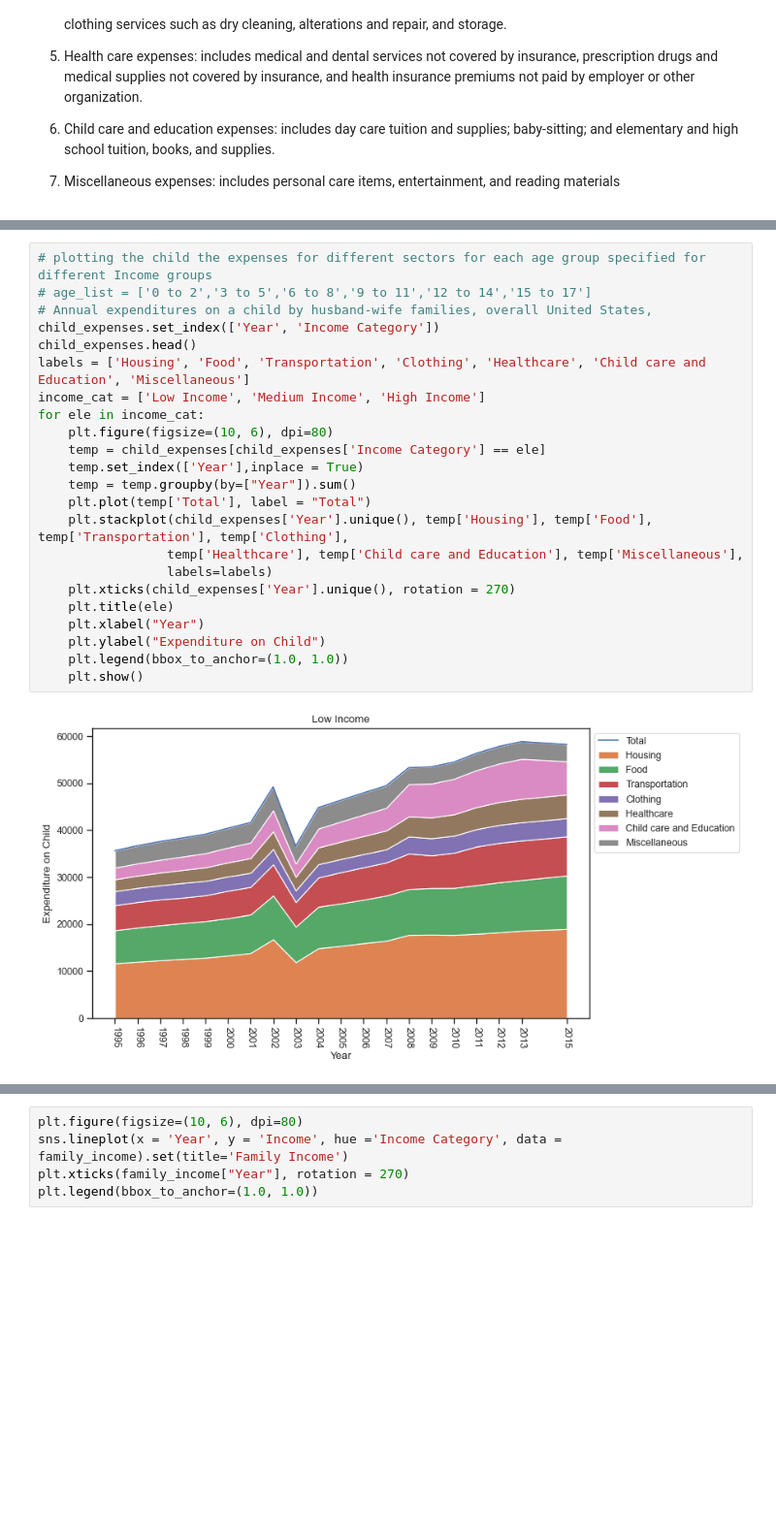
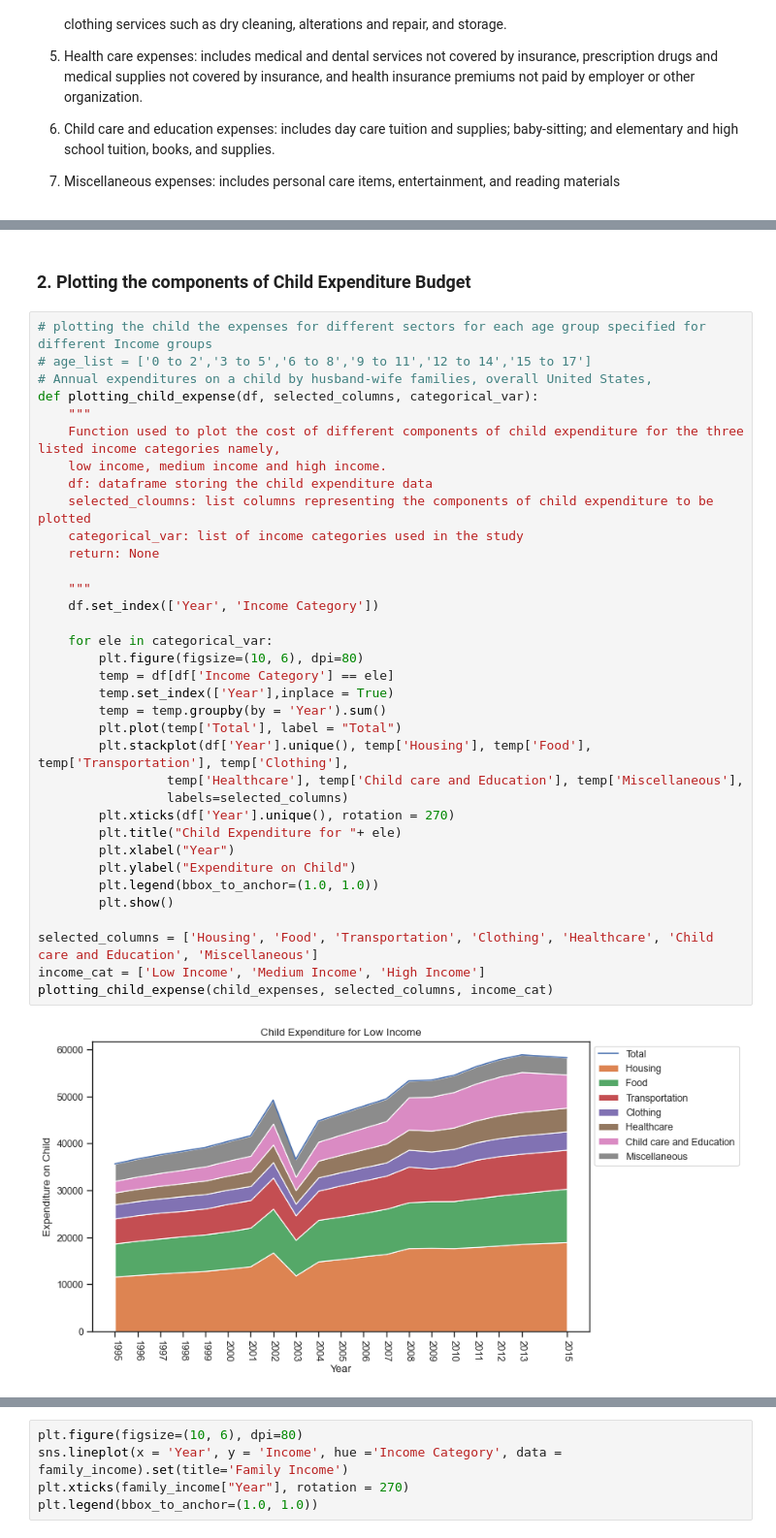
Before and after one commit to tjeon015/2021Fall_finals, a Jupyter notebook: IS 597 Final Project combined.ipynb, the cells around one changed output, grey strips where cells are left out. Shown at 97% size. Cells and saved outputs as stored; diff of their text form; blank space fills up the shorter version.

Commit message:
Added functions and updated the markdown for Hypo3

```diff
--- a/IS 597 Final Project combined.ipynb
+++ b/IS 597 Final Project combined.ipynb
@@ -568,28 +582,42 @@ child_expenses.head()
 | 2 | 6 to 8 | 5740.0 | 2010.0 | 1120.0 | 790.0 | 410.0 | 410.0 | 420.0 | ... |
 | 3 | 9 to 11 | 5770.0 | 1810.0 | 1340.0 | 860.0 | 450.0 | 450.0 | 250.0 | ... |
 | 4 | 12 to 14 | 6560.0 | 2020.0 | 1410.0 | 970.0 | 760.0 | 450.0 | 180.0 | ... |
+# %% [markdown]
+### 2. Plotting the components of Child Expenditure Budget
 # %%
 # plotting the child the expenses for different sectors for each age group specified for different Income groups
 # age_list = ['0 to 2','3 to 5','6 to 8','9 to 11','12 to 14','15 to 17']
 # Annual expenditures on a child by husband-wife families, overall United States,
-child_expenses.set_index(['Year', 'Income Category'])
-child_expenses.head()
-labels = ['Housing', 'Food', 'Transportation', 'Clothing', 'Healthcare', 'Child care and Education', 'Miscellaneous']
+def plotting_child_expense(df, selected_columns, categorical_var):
+    """
+    Function used to plot the cost of different components of child expenditure for the three listed income categories namely,
+    low income, medium income and high income.
+    df: dataframe storing the child expenditure data
+    selected_cloumns: list columns representing the components of child expenditure to be plotted
+    categorical_var: list of income categories used in the study
+    return: None
+
+    """
+    df.set_index(['Year', 'Income Category'])
+
+    for ele in categorical_var:
+        plt.figure(figsize=(10, 6), dpi=80)
+        temp = df[df['Income Category'] == ele]
+        temp.set_index(['Year'],inplace = True)
+        temp = temp.groupby(by = 'Year').sum()
+        plt.plot(temp['Total'], label = "Total")
+        plt.stackplot(df['Year'].unique(), temp['Housing'], temp['Food'], temp['Transportation'], temp['Clothing'],
+                 temp['Healthcare'], temp['Child care and Education'], temp['Miscellaneous'],
+                 labels=selected_columns)
+        plt.xticks(df['Year'].unique(), rotation = 270)
+        plt.title("Child Expenditure for "+ ele)
+        plt.xlabel("Year")
+        plt.ylabel("Expenditure on Child")
+        plt.legend(bbox_to_anchor=(1.0, 1.0))
+        plt.show()
+
+selected_columns = ['Housing', 'Food', 'Transportation', 'Clothing', 'Healthcare', 'Child care and Education', 'Miscellaneous']
 income_cat = ['Low Income', 'Medium Income', 'High Income']
-for ele in income_cat:
-    plt.figure(figsize=(10, 6), dpi=80)
-    temp = child_expenses[child_expenses['Income Category'] == ele]
-    temp.set_index(['Year'],inplace = True)
-    temp = temp.groupby(by=["Year"]).sum()
-    plt.plot(temp['Total'], label = "Total")
-    plt.stackplot(child_expenses['Year'].unique(), temp['Housing'], temp['Food'], temp['Transportation'], temp['Clothing'],
-                 temp['Healthcare'], temp['Child care and Education'], temp['Miscellaneous'],
-                 labels=labels)
-    plt.xticks(child_expenses['Year'].unique(), rotation = 270)
-    plt.title(ele)
-    plt.xlabel("Year")
-    plt.ylabel("Expenditure on Child")
-    plt.legend(bbox_to_anchor=(1.0, 1.0))
-    plt.show()
+plotting_child_expense(child_expenses, selected_columns, income_cat)
 # %% [output]
-[figure, old version]
+[figure, new version]
```
Also changed, not shown: parts of 17 cells of this notebook.
